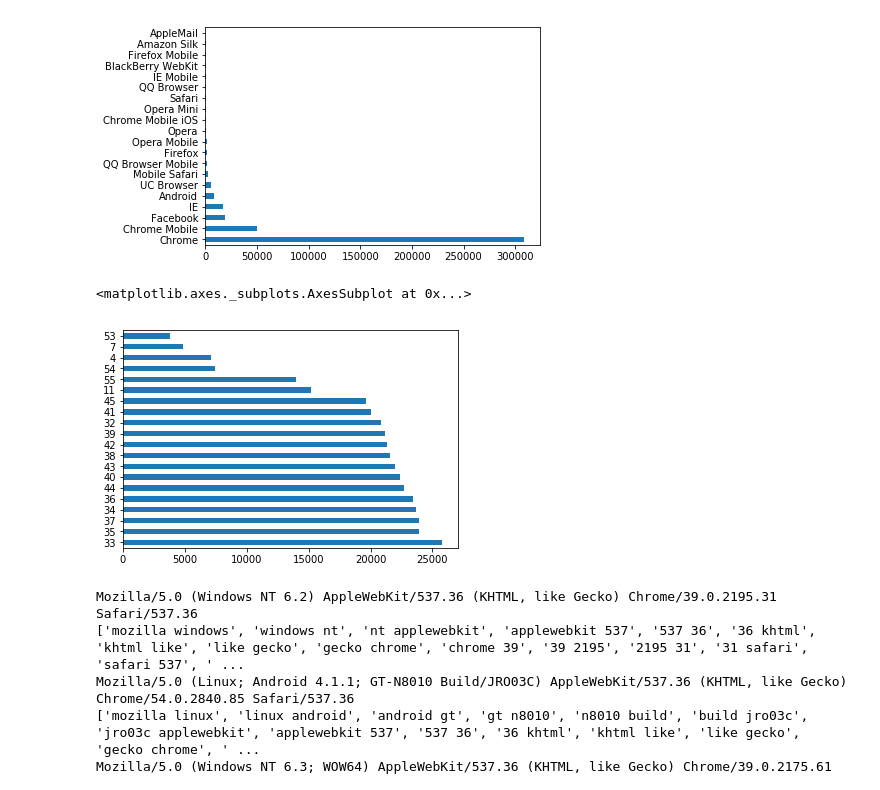
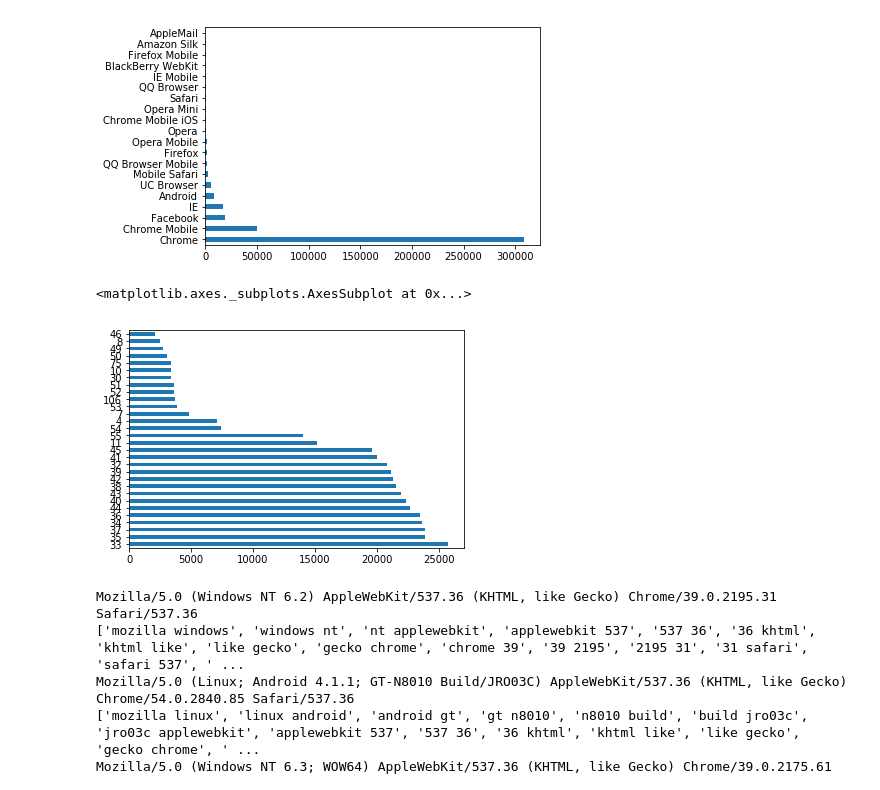
Before and after one commit to guangyangai/browser_family_extraction, a Jupyter notebook: demo.ipynb, the cells around one changed output. Cells and saved outputs as stored; diff of their text form; code cells hidden in the pictures.

```diff
--- a/demo.ipynb
+++ b/demo.ipynb
@@ -58,8 +58,8 @@ agent["AgentFamily"].value_counts()[:20].plot(kind='barh')
 # %%
 
 #%matplotlib inline
 import matplotlib.pyplot as plt
-agent["Version"].value_counts()[:20].plot(kind='barh')
+agent["Version"].value_counts()[:30].plot(kind='barh')
 # %% [output]
 <matplotlib.axes._subplots.AxesSubplot at 0x...>
-[figure, old version]
+[figure, new version]
```
Also changed, not shown: parts of 11 cells of this notebook, 1 other file.
